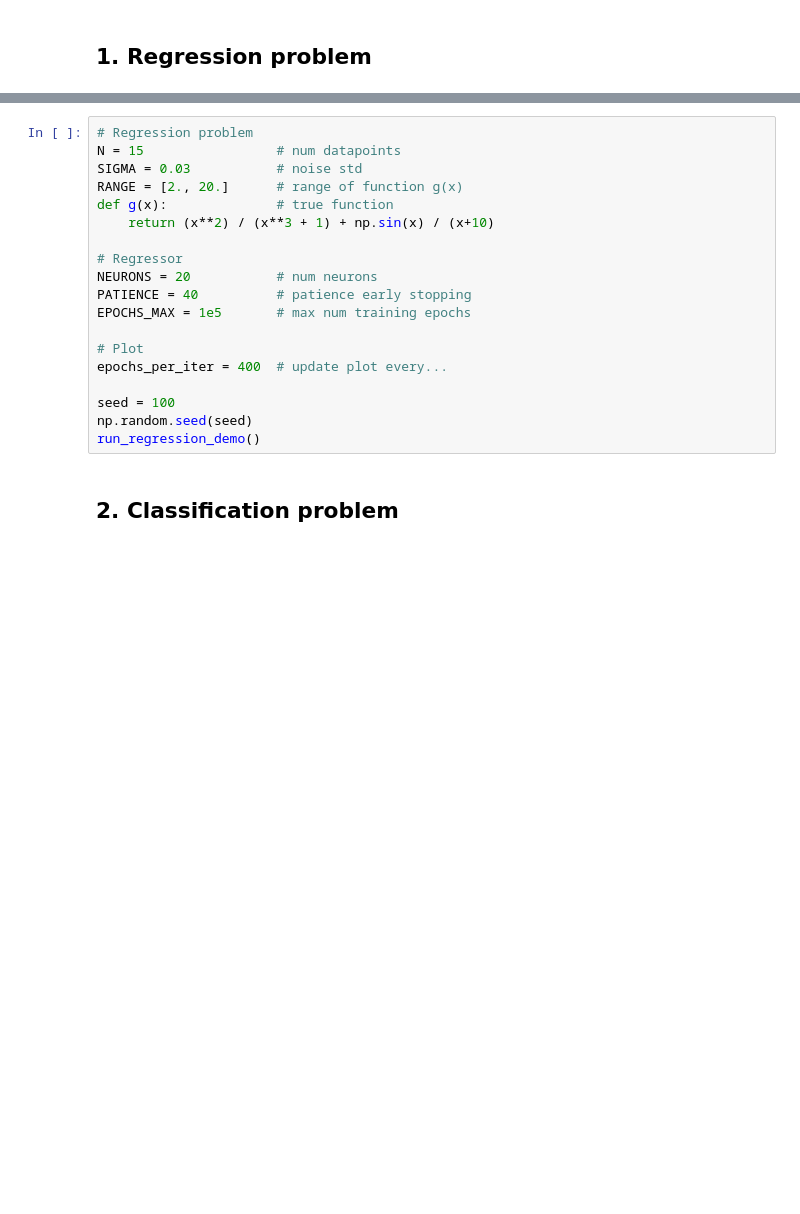
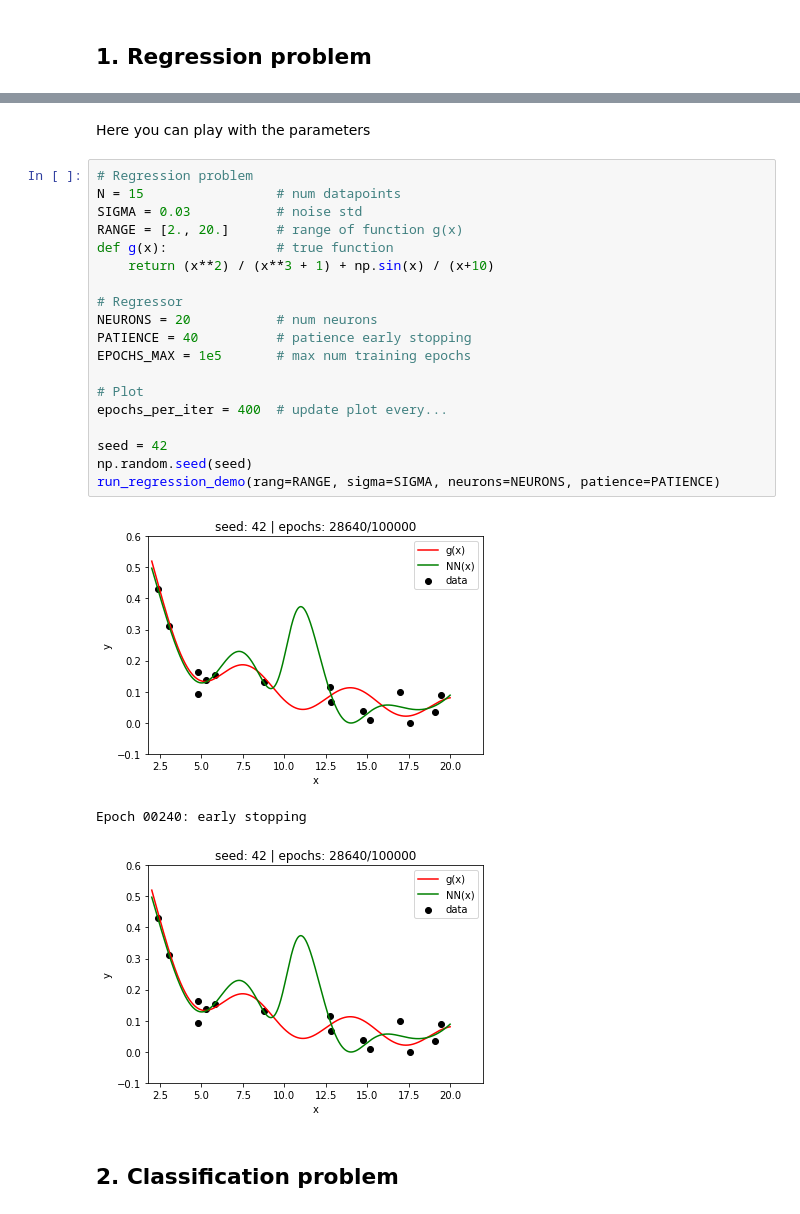
Before and after one commit to andreacini/ml-19-20, a Jupyter notebook: XX_nn_demo.ipynb, the cells around one changed output, grey strips where cells are left out. Cells and saved outputs as stored; diff of their text form; blank space fills up the shorter version.

```diff
--- a/XX_nn_demo.ipynb
+++ b/XX_nn_demo.ipynb
@@ -188,21 +99,27 @@ def run_classification_demo():
+# %% [markdown]
+Here you can play with the parameters
 # %%
 # Regression problem
 N = 15                 # num datapoints
 SIGMA = 0.03           # noise std
 RANGE = [2., 20.]      # range of function g(x)
 def g(x):              # true function
     return (x**2) / (x**3 + 1) + np.sin(x) / (x+10)
 
 # Regressor
 NEURONS = 20           # num neurons
 PATIENCE = 40          # patience early stopping
 EPOCHS_MAX = 1e5       # max num training epochs
 
 # Plot
 epochs_per_iter = 400  # update plot every...
 
-seed = 100
+seed = 42
 np.random.seed(seed)
-run_regression_demo()
+run_regression_demo(rang=RANGE, sigma=SIGMA, neurons=NEURONS, patience=PATIENCE)
+# %% [output]
+[figure, added]
+Epoch 00240: early stopping
+[figure, added]
 # %% [markdown]
 ## 2. Classification problem
```
Also changed, not shown: parts of 5 cells of this notebook.
